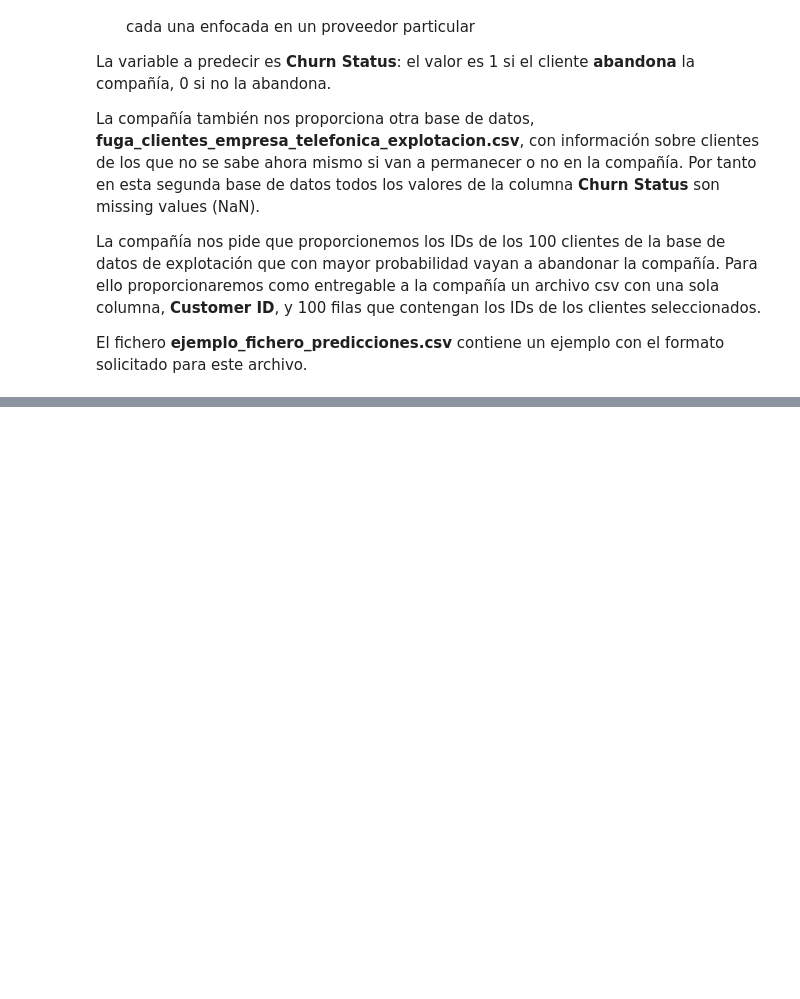
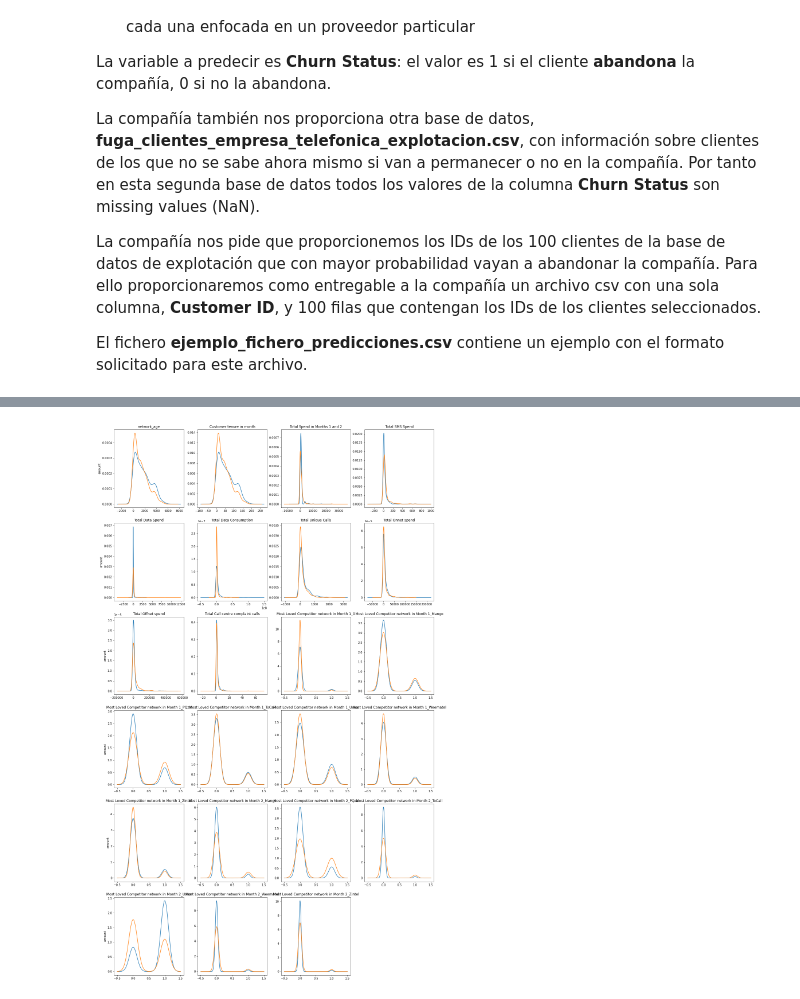
Before and after one commit to kecoma1/IA, a Jupyter notebook: LAB_4/04-p4_IA.ipynb, the cells around one changed output, grey strips where cells are left out. Drawn from its saved outputs; the diff is of its cells as text; code cells hidden in the pictures; blank space fills up the shorter version.

```diff
--- a/LAB_4/04-p4_IA.ipynb
+++ b/LAB_4/04-p4_IA.ipynb
@@ -69,0 +132,15 @@ datos_explotacion["Churn Status"].values[:10]
+# %%
+# Loading the data
+nombres_atrs = list(datos_construccion.columns)
+nombres_atrs.remove('Churn Status')
+nombres_atrs.remove('Customer ID') # The customer ID is not needed.
+# %%
+# Plotting the data
+plt.figure(figsize=(20,35))
+for i,n in enumerate(nombres_atrs):
+    plt.subplot(6,4,i+1)
+    aux = 'amount' if i%4==0 else ''
+    datos_construccion.groupby("Churn Status")[n].plot(kind='kde', title=str(n))
+    plt.ylabel(aux);
+# %% [output]
+[figure, added]
```
Also changed, not shown: parts of 18 cells of this notebook, 2 other files.
